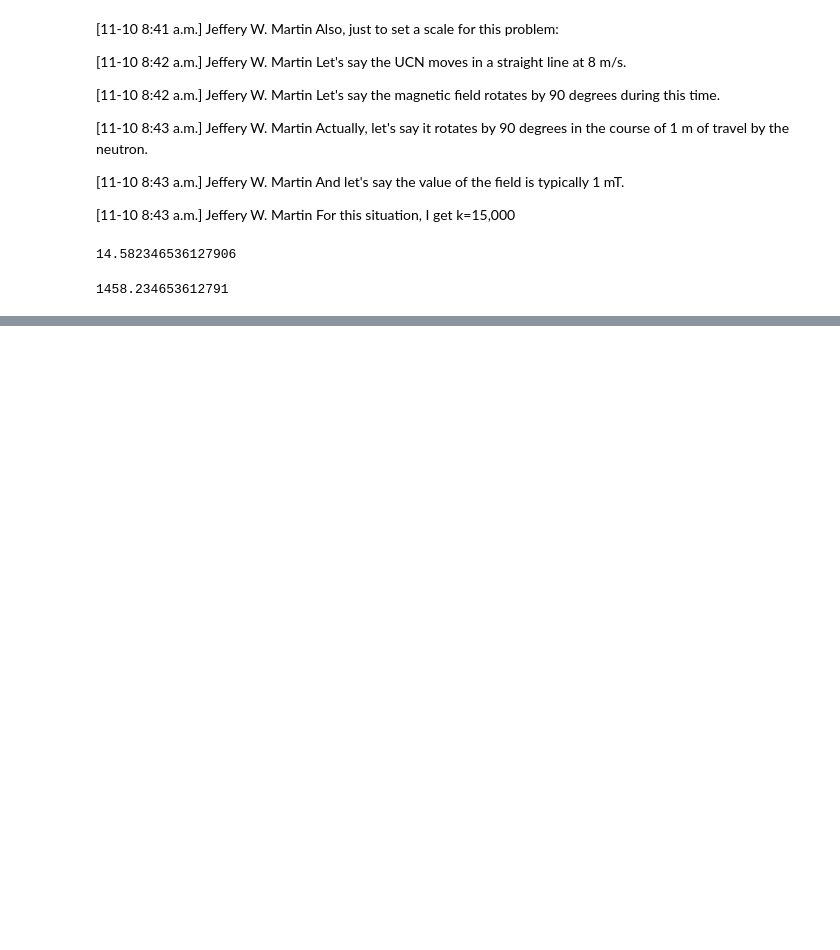
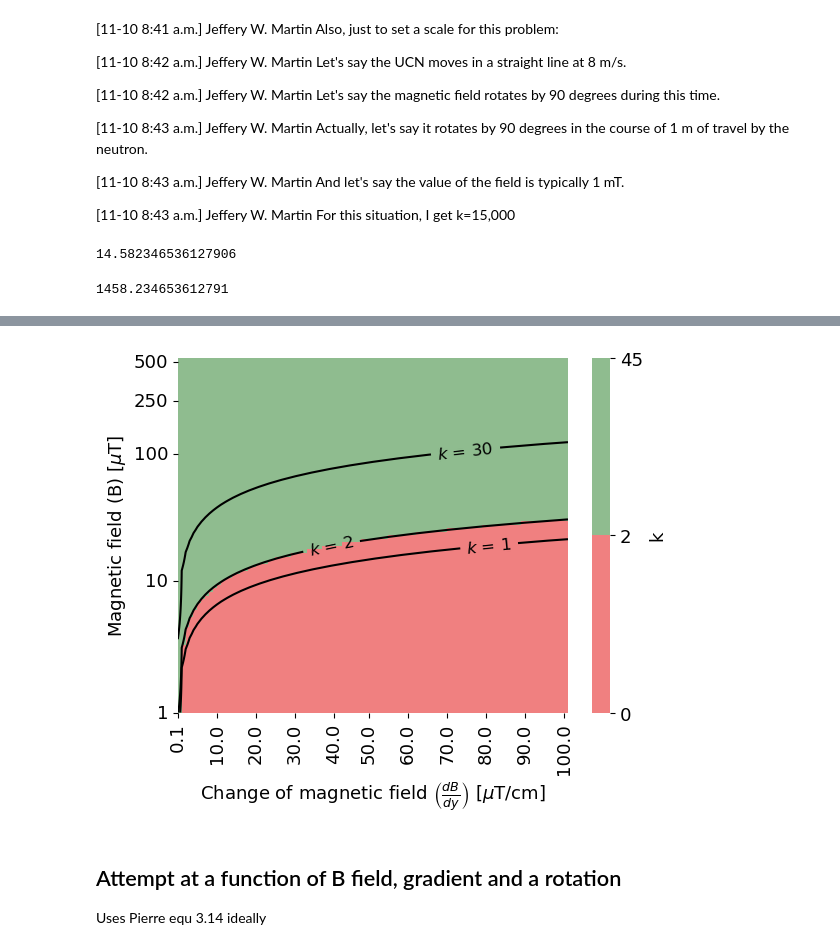
Before and after one commit to eklem1/AdiabaticSpinTransp, a Jupyter notebook: CalculatingK.ipynb, the cells around one changed output, grey strips where cells are left out. Saved outputs shown, nothing was run; the diff lists cells and outputs as text; code cells hidden in the pictures; blank space fills up the shorter version.

Commit message:
New better, I think correct equ for 3.12, full 3 var version of the RG plots

```diff
--- a/CalculatingK.ipynb
+++ b/CalculatingK.ipynb
@@ -554,7 +279,0 @@ plt.show()
-# %%
-n = 55
-B_arr = np.linspace(1e-6, 1000e-6, n) #T
-dbdx_arr = np.linspace(.1, .6, n) #T/m
-
-rangeOfdxdb_forK(B_arr, dbdx_arr, Vmin=0.01, Vmax=100)
-plt.show()
@@ -1512,19 +279,0 @@ for index, k in enumerate(moreKs_mean):
-# %%
-plt.rcParams.update({'font.size': 12})
-fig = plt.figure(figsize=(10,5))
-
-plt.scatter(df_meanKs['y'], df_meanKs['k'], label="Equ. 3.14 - mean", color="brown")
-plt.scatter(df_maxKs['y'], df_maxKs['k'], label="Equ. 3.14 - max", color="steelblue")
-plt.scatter(df_minKs['y'], df_minKs['k'], label="Equ. 3.14 - min", color="plum")
-
-# plt.scatter(df_means['y'], moreKs_mean, label="Equ. 3.12 - mean", color='r')
-
-plt.xlabel("y [m]")
-plt.ylabel("$k$")
-# plt.ylim(-1, 200000)
-plt.yscale('log')
-plt.legend()
-plt.grid()
-
-plt.gca().invert_xaxis()
-plt.show()
@@ -1530,0 +523,19 @@ plt.show()
+# %%
+n = 100
+# B_arr = np.linspace(1e-6, 500e-6, n)
+#spaced evenly in log10 space
+B_arr = np.logspace(np.log10(1e-6), np.log10(500e-6), num=n, base=10.0)
+
+dbdx_arr = np.linspace(1e-5, 0.01, n) #T/m
+
+ax = rangeOfdxdb_forK_customAxis(B_arr, dbdx_arr,  R_G=True)
+
+# colorEarth = 'g'
+# ax.axhline(y=50, linewidth=2, color=colorEarth, zorder=1, label="Earth's field")
+# ax.axhspan(50-20, 50+20, color=colorEarth, alpha=0.2, )
+
+plt.tight_layout()
+plt.savefig('Photos/KvsField/dB_vs_B_klines_redGreen.pdf', transparent=True)
+plt.show()
+# %% [output]
+[figure, added]
@@ -1530,0 +559,3 @@ plt.show()
+# %% [markdown]
+## Attempt at a function of B field, gradient and a rotation
+Uses Pierre equ 3.14 ideally
```
Also changed, not shown: parts of 75 cells of this notebook, 23 other files.
